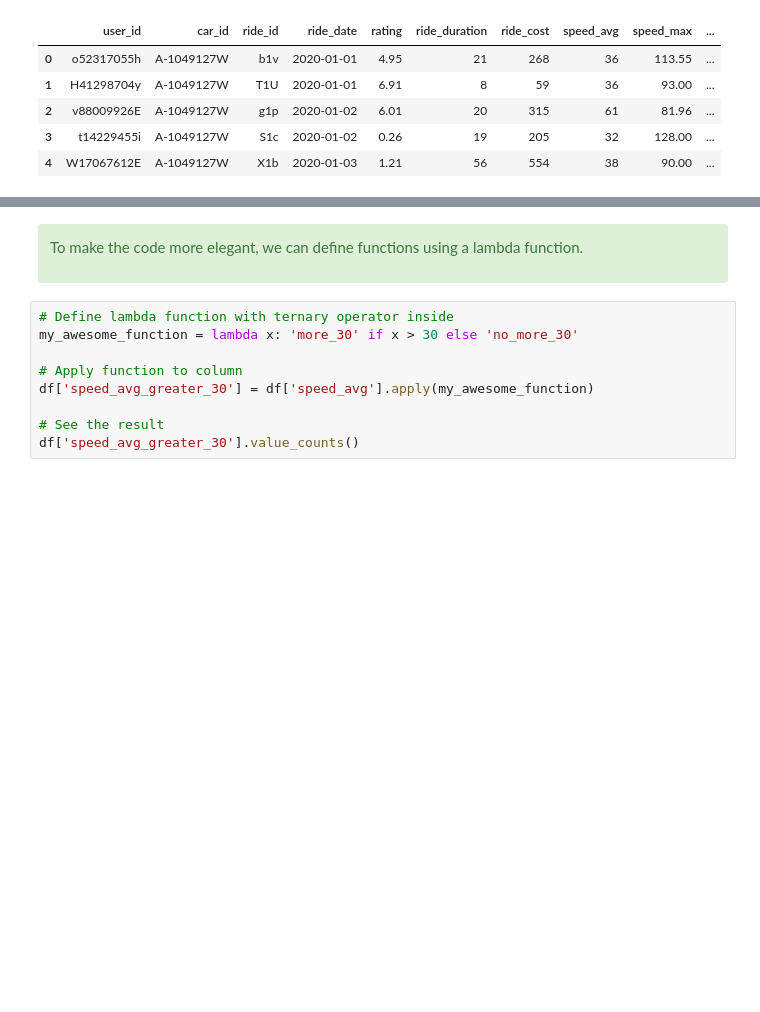
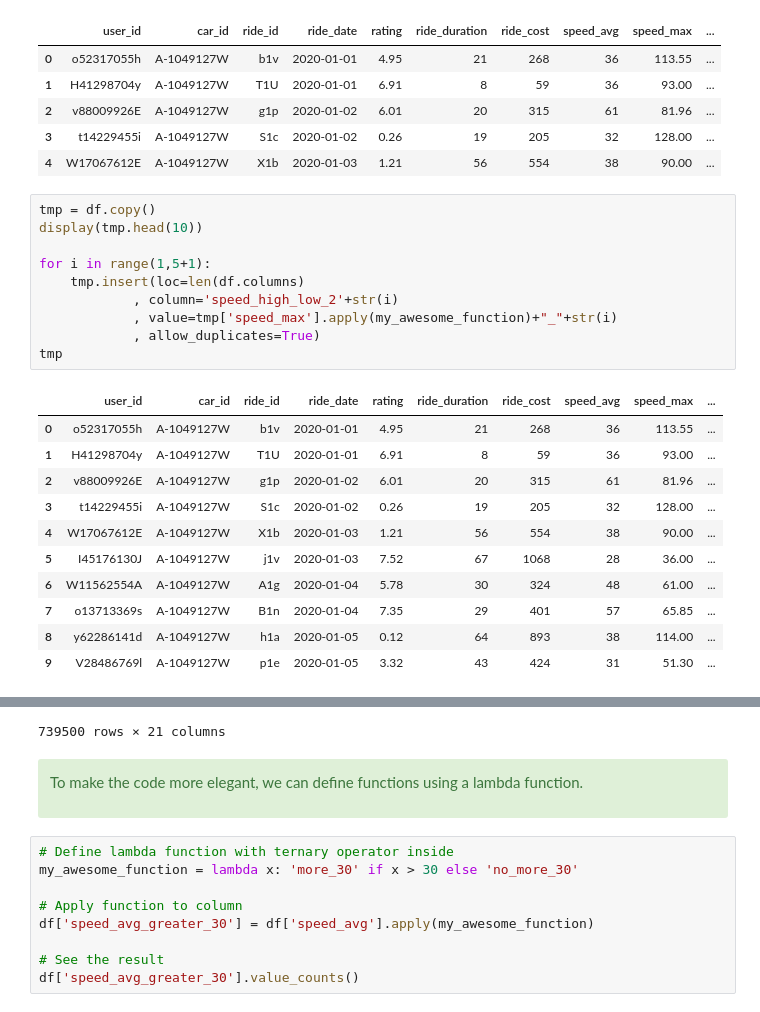
Before and after one commit to aziart/comp-ds, a Jupyter notebook: notebooks/03.1.02 - [pr] apply.ipynb, the cells around one changed output, grey strips where cells are left out. Cells and saved outputs as stored; diff of their text form; blank space fills up the shorter version.

```diff
--- a/notebooks/03.1.02 - [pr] apply.ipynb
+++ b/notebooks/03.1.02 - [pr] apply.ipynb
@@ -63,3 +64,25 @@ df.head()
 | 2 | v88009926E | A-1049127W | g1p | 2020-01-02 | 6.01 | 20 | 315 | 61 | 81.96 | ... |
 | 3 | t14229455i | A-1049127W | S1c | 2020-01-02 | 0.26 | 19 | 205 | 32 | 128.00 | ... |
 | 4 | W17067612E | A-1049127W | X1b | 2020-01-03 | 1.21 | 56 | 554 | 38 | 90.00 | ... |
+# %%
+tmp = df.copy()
+display(tmp.head(10))
+
+for i in range(1,5+1):
+    tmp.insert(loc=len(df.columns)
+            , column='speed_high_low_2'+str(i)
+            , value=tmp['speed_max'].apply(my_awesome_function)+"_"+str(i)
+            , allow_duplicates=True)
+tmp
+# %% [output]
+|  | user_id | car_id | ride_id | ride_date | rating | ride_duration | ride_cost | speed_avg | speed_max | ... |
+| 0 | o52317055h | A-1049127W | b1v | 2020-01-01 | 4.95 | 21 | 268 | 36 | 113.55 | ... |
+| 1 | H41298704y | A-1049127W | T1U | 2020-01-01 | 6.91 | 8 | 59 | 36 | 93.00 | ... |
+| 2 | v88009926E | A-1049127W | g1p | 2020-01-02 | 6.01 | 20 | 315 | 61 | 81.96 | ... |
+| 3 | t14229455i | A-1049127W | S1c | 2020-01-02 | 0.26 | 19 | 205 | 32 | 128.00 | ... |
+| 4 | W17067612E | A-1049127W | X1b | 2020-01-03 | 1.21 | 56 | 554 | 38 | 90.00 | ... |
+| 5 | I45176130J | A-1049127W | j1v | 2020-01-03 | 7.52 | 67 | 1068 | 28 | 36.00 | ... |
+| 6 | W11562554A | A-1049127W | A1g | 2020-01-04 | 5.78 | 30 | 324 | 48 | 61.00 | ... |
+| 7 | o13713369s | A-1049127W | B1n | 2020-01-04 | 7.35 | 29 | 401 | 57 | 65.85 | ... |
+| 8 | y62286141d | A-1049127W | h1a | 2020-01-05 | 0.12 | 64 | 893 | 38 | 114.00 | ... |
+| 9 | V28486769l | A-1049127W | p1e | 2020-01-05 | 3.32 | 43 | 424 | 31 | 51.30 | ... |
@@ -66,7 +101,9 @@ df.head()
+739500 rows × 21 columns
 # %% [markdown]
 <div class="alert alert-success">
 
 To make the code more elegant, we can define functions using a lambda function.
+</div>
 # %%
 # Define lambda function with ternary operator inside
 my_awesome_function = lambda x: 'more_30' if x > 30 else 'no_more_30'
```
Also changed, not shown: parts of 4 cells of this notebook, 5 other files.
